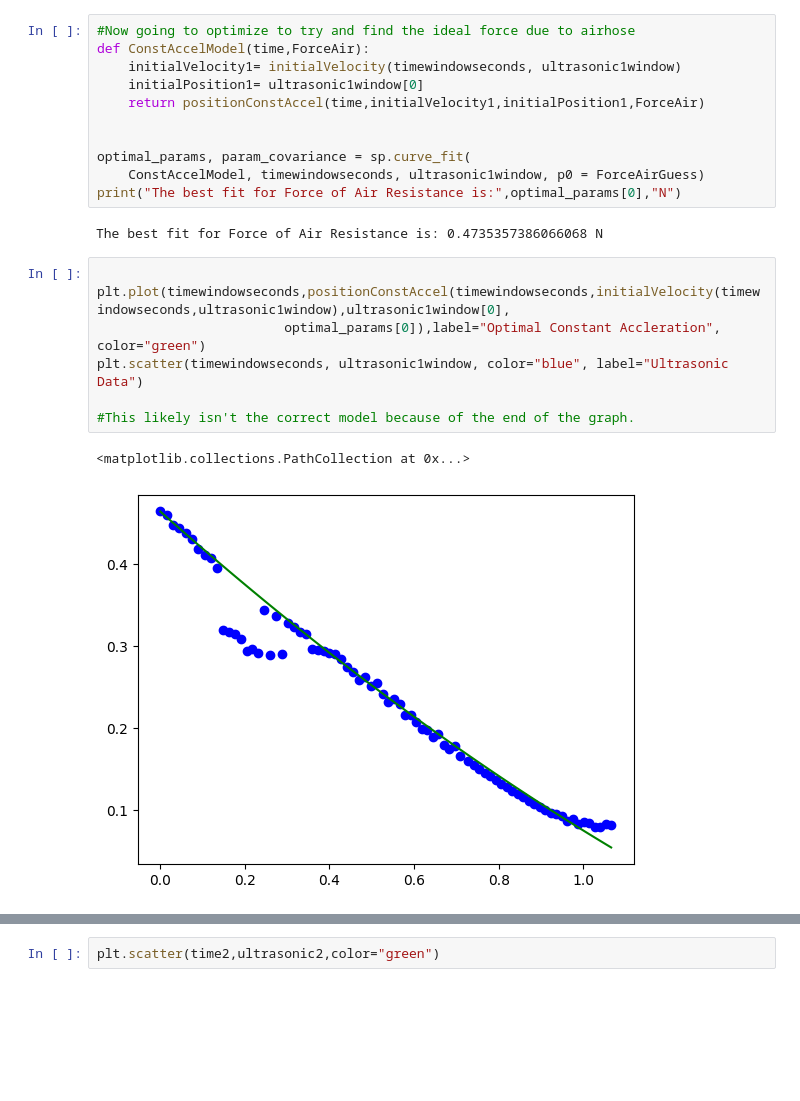
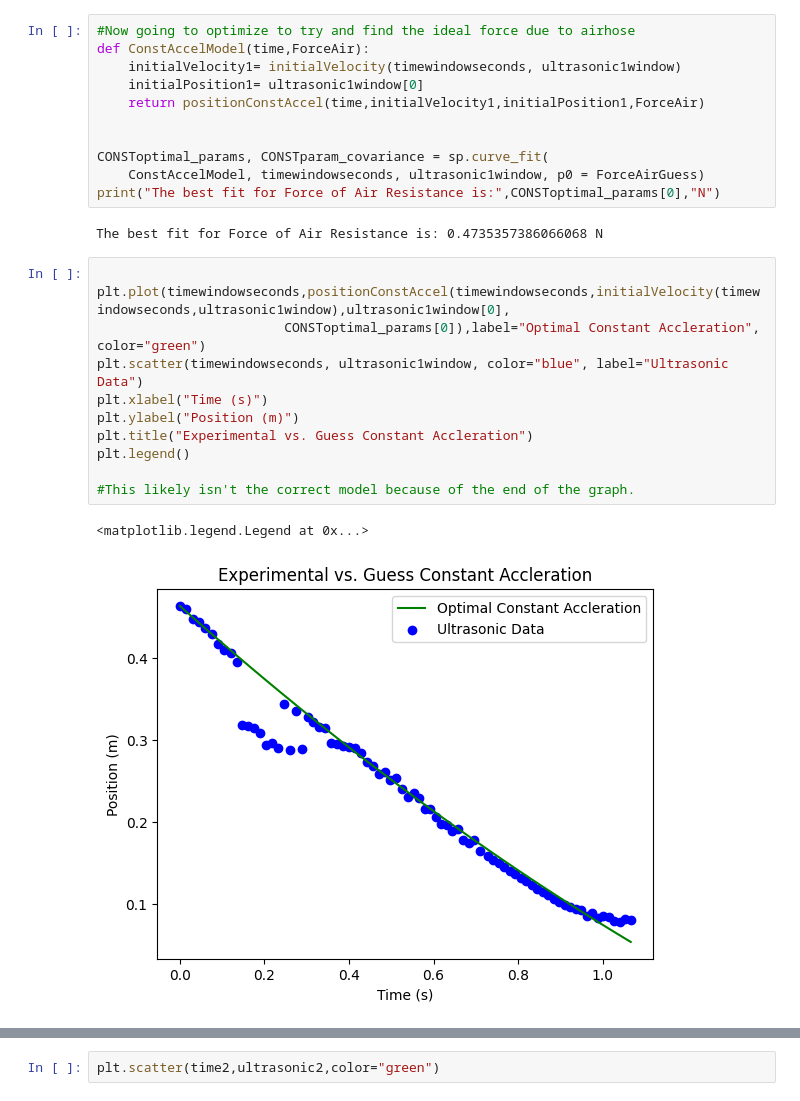
Before and after one commit to leo-c1/4al-final, a Jupyter notebook: DATAANAL.ipynb, the cells around one changed output, grey strips where cells are left out. Saved outputs shown, nothing was run; the diff lists cells and outputs as text; blank space fills up the shorter version.

```diff
--- a/DATAANAL.ipynb
+++ b/DATAANAL.ipynb
@@ -286,20 +286,24 @@ def ConstAccelModel(time,ForceAir):
     return positionConstAccel(time,initialVelocity1,initialPosition1,ForceAir)
 
 
-optimal_params, param_covariance = sp.curve_fit(
+CONSToptimal_params, CONSTparam_covariance = sp.curve_fit(
     ConstAccelModel, timewindowseconds, ultrasonic1window, p0 = ForceAirGuess)
-print("The best fit for Force of Air Resistance is:",optimal_params[0],"N")
+print("The best fit for Force of Air Resistance is:",CONSToptimal_params[0],"N")
 # %% [output]
 The best fit for Force of Air Resistance is: 0.4735357386066068 N
 # %%
 
 plt.plot(timewindowseconds,positionConstAccel(timewindowseconds,initialVelocity(timewindowseconds,ultrasonic1window),ultrasonic1window[0],
-                        optimal_params[0]),label="Optimal Constant Accleration", color="green")
+                        CONSToptimal_params[0]),label="Optimal Constant Accleration", color="green")
 plt.scatter(timewindowseconds, ultrasonic1window, color="blue", label="Ultrasonic Data")
+plt.xlabel("Time (s)")
+plt.ylabel("Position (m)")
+plt.title("Experimental vs. Guess Constant Accleration")
+plt.legend()
 
 #This likely isn't the correct model because of the end of the graph.
 # %% [output]
-<matplotlib.collections.PathCollection at 0x...>
+<matplotlib.legend.Legend at 0x...>
-[figure, old version]
+[figure, new version]
 # %%
 #Now we are going to try model 2 which is an exponential model
```
Also changed, not shown: parts of 9 cells of this notebook.
